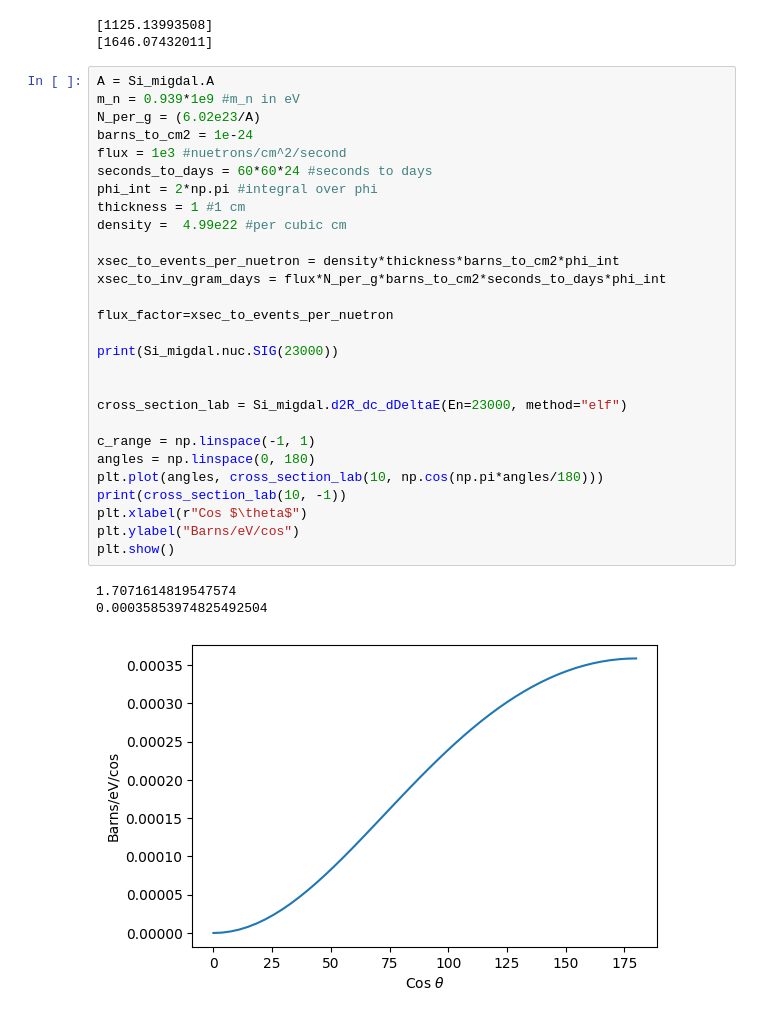
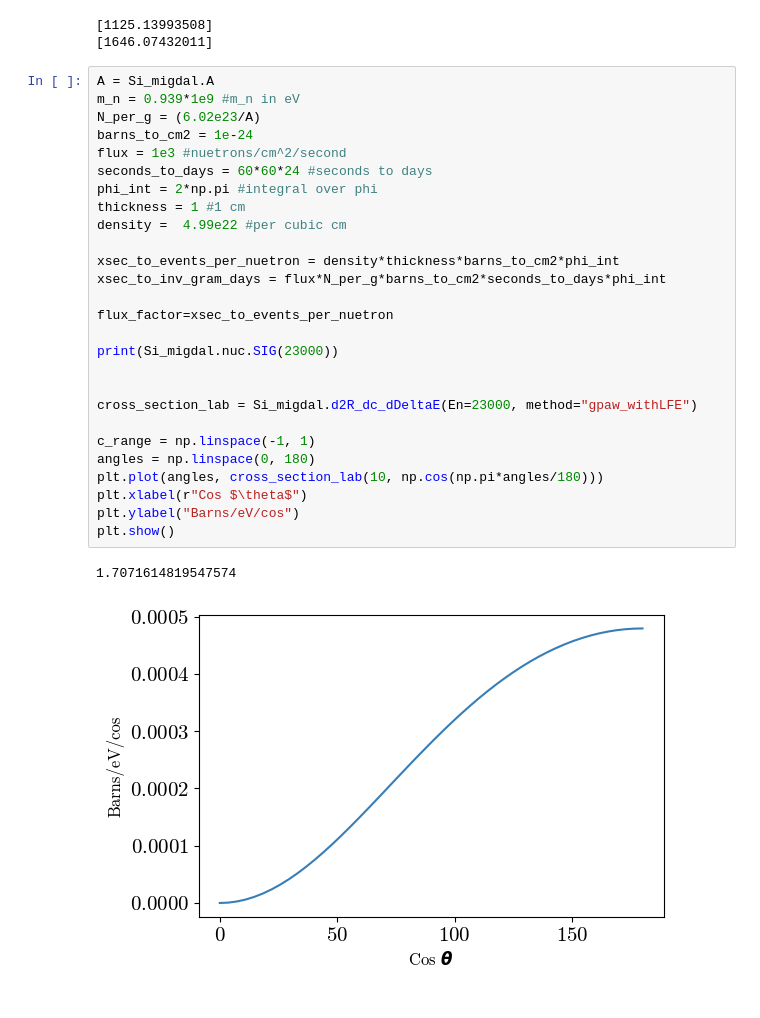
Before and after one commit to Duncan-Adams/MigdalCalc, a Jupyter notebook: Si_angular_analysis.ipynb, the cells around one changed output. Saved outputs shown, nothing was run; the diff lists cells and outputs as text.

```diff
--- a/Si_angular_analysis.ipynb
+++ b/Si_angular_analysis.ipynb
@@ -31,33 +32,31 @@ print(fsolve(lambda E: YS(E)*E - 240, 2000))
 # %%
 A = Si_migdal.A
 m_n = 0.939*1e9 #m_n in eV
 N_per_g = (6.02e23/A)
 barns_to_cm2 = 1e-24
 flux = 1e3 #nuetrons/cm^2/second
 seconds_to_days = 60*60*24 #seconds to days
 phi_int = 2*np.pi #integral over phi
 thickness = 1 #1 cm
 density =  4.99e22 #per cubic cm
 
 xsec_to_events_per_nuetron = density*thickness*barns_to_cm2*phi_int
 xsec_to_inv_gram_days = flux*N_per_g*barns_to_cm2*seconds_to_days*phi_int
 
 flux_factor=xsec_to_events_per_nuetron
 
 print(Si_migdal.nuc.SIG(23000))
 
 
-cross_section_lab = Si_migdal.d2R_dc_dDeltaE(En=23000, method="elf")
+cross_section_lab = Si_migdal.d2R_dc_dDeltaE(En=23000, method="gpaw_withLFE")
 
 c_range = np.linspace(-1, 1)
 angles = np.linspace(0, 180)
 plt.plot(angles, cross_section_lab(10, np.cos(np.pi*angles/180)))
-print(cross_section_lab(10, -1))
 plt.xlabel(r"Cos $\theta$")
 plt.ylabel("Barns/eV/cos")
 plt.show()
 # %% [output]
 1.7071614819547574
-0.00035853974825492504
-[figure, old version]
+[figure, new version]
 # %%
```
Also changed, not shown: parts of 2 cells of this notebook, 18 other files.
